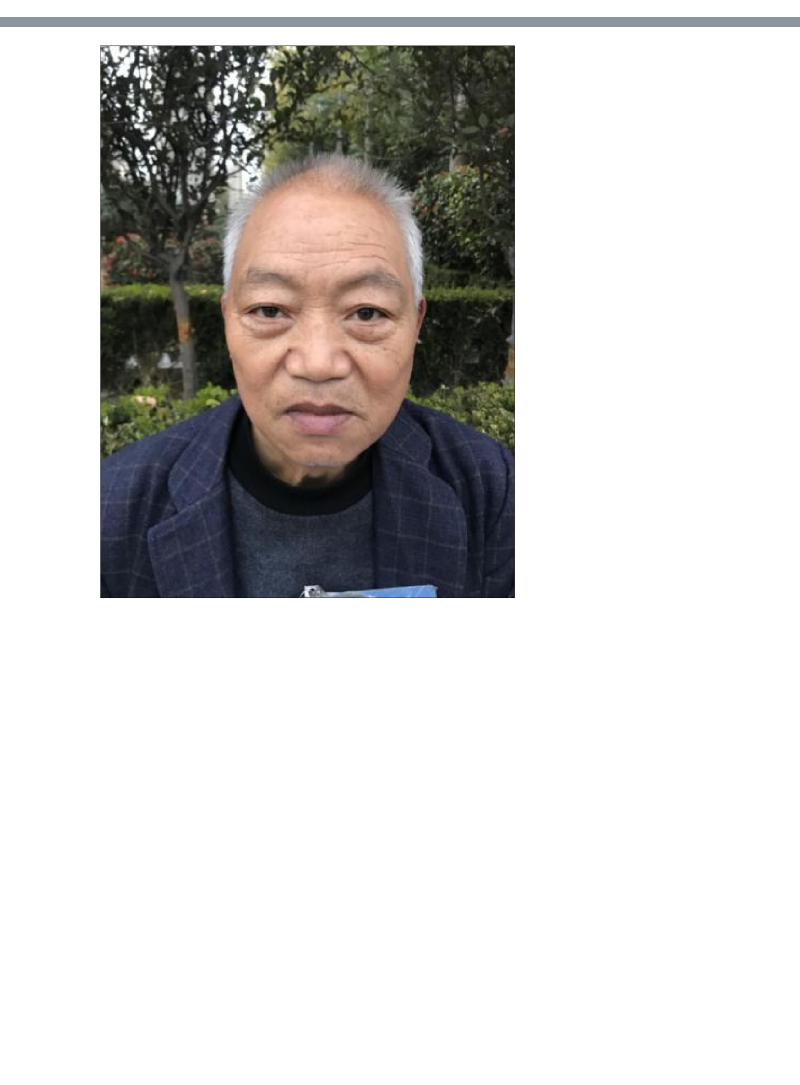
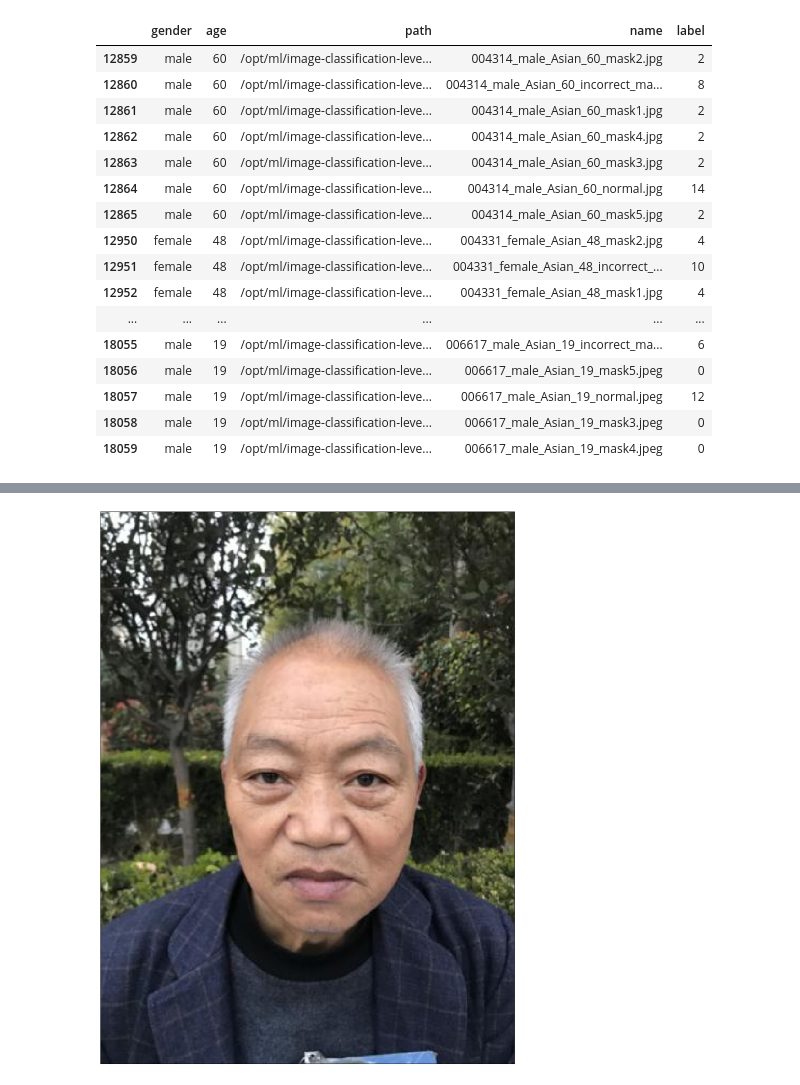
Before and after one commit to boostcampaitech2/image-classification-level1-12, a Jupyter notebook: templates/pro_hun/model_test.ipynb, the cells around one changed output, grey strips where cells are left out. Cells and saved outputs as stored; diff of their text form; code cells hidden in the pictures; blank space fills up the shorter version.

```diff
--- a/templates/pro_hun/model_test.ipynb
+++ b/templates/pro_hun/model_test.ipynb
@@ -0,0 +64,20 @@
+# %%
+df[df.apply(lambda x: x['name'].split('_')[0] in inter_list,axis=1)]
+# %% [output]
+|  | gender | age | path | name | label |
+| 12859 | male | 60 | /opt/ml/image-classification-leve... | 004314_male_Asian_60_mask2.jpg | 2 |
+| 12860 | male | 60 | /opt/ml/image-classification-leve... | 004314_male_Asian_60_incorrect_ma... | 8 |
+| 12861 | male | 60 | /opt/ml/image-classification-leve... | 004314_male_Asian_60_mask1.jpg | 2 |
+| 12862 | male | 60 | /opt/ml/image-classification-leve... | 004314_male_Asian_60_mask4.jpg | 2 |
+| 12863 | male | 60 | /opt/ml/image-classification-leve... | 004314_male_Asian_60_mask3.jpg | 2 |
+| 12864 | male | 60 | /opt/ml/image-classification-leve... | 004314_male_Asian_60_normal.jpg | 14 |
+| 12865 | male | 60 | /opt/ml/image-classification-leve... | 004314_male_Asian_60_mask5.jpg | 2 |
+| 12950 | female | 48 | /opt/ml/image-classification-leve... | 004331_female_Asian_48_mask2.jpg | 4 |
+| 12951 | female | 48 | /opt/ml/image-classification-leve... | 004331_female_Asian_48_incorrect_... | 10 |
+| 12952 | female | 48 | /opt/ml/image-classification-leve... | 004331_female_Asian_48_mask1.jpg | 4 |
+| ... | ... | ... | ... | ... | ... |
+| 18055 | male | 19 | /opt/ml/image-classification-leve... | 006617_male_Asian_19_incorrect_ma... | 6 |
+| 18056 | male | 19 | /opt/ml/image-classification-leve... | 006617_male_Asian_19_mask5.jpeg | 0 |
+| 18057 | male | 19 | /opt/ml/image-classification-leve... | 006617_male_Asian_19_normal.jpeg | 12 |
+| 18058 | male | 19 | /opt/ml/image-classification-leve... | 006617_male_Asian_19_mask3.jpeg | 0 |
+| 18059 | male | 19 | /opt/ml/image-classification-leve... | 006617_male_Asian_19_mask4.jpeg | 0 |
```
Also changed, not shown: parts of 14 cells of this notebook, 4 other files.
